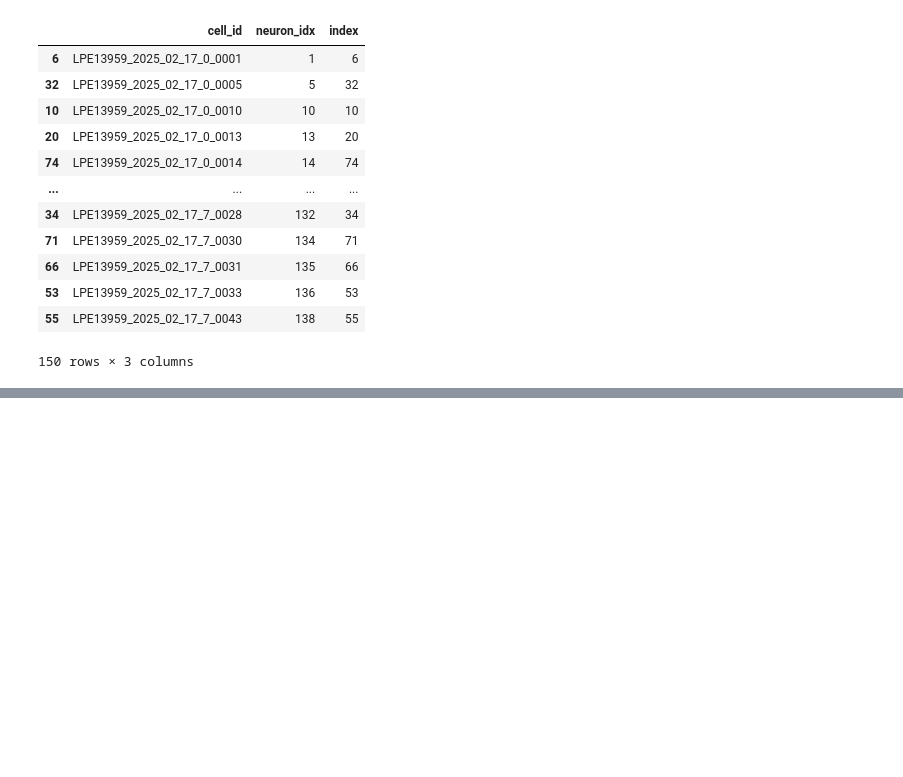
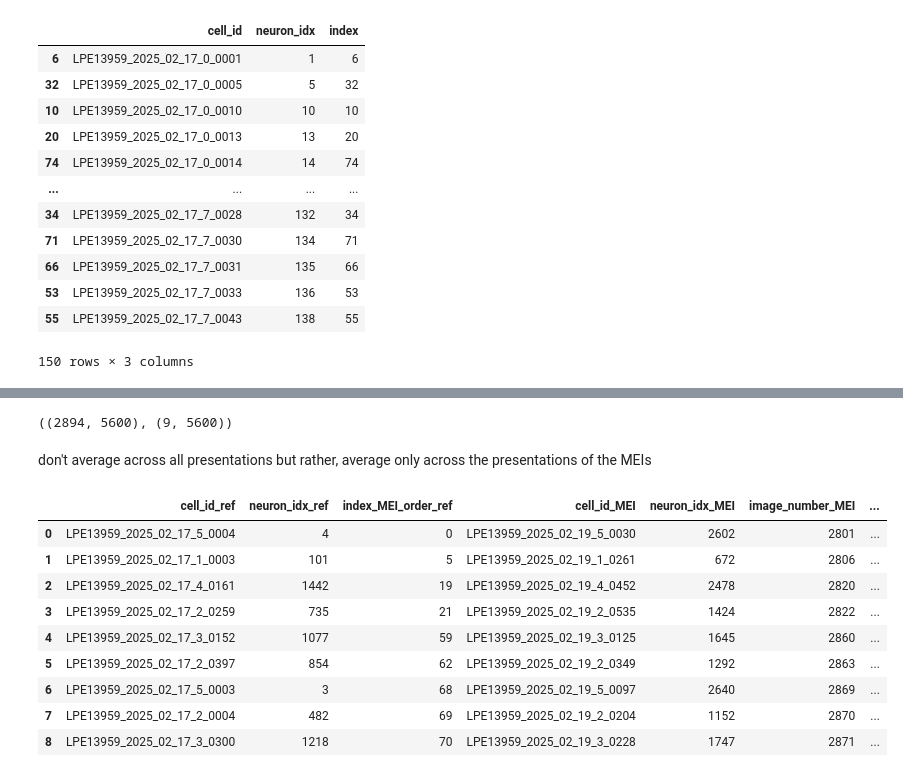
Before and after one commit to ananaphasia/Petreanu_MEI_generation, a Jupyter notebook: 05_match_MEIs.ipynb, the cells around one changed output, grey strips where cells are left out. Cells and saved outputs as stored; diff of their text form; code cells hidden in the pictures; blank space fills up the shorter version.

```diff
--- a/05_match_MEIs.ipynb
+++ b/05_match_MEIs.ipynb
@@ -147,0 +204,13 @@ MEI_cell_ids
+# %%
+validatable_MEIs = MEI_cell_ids.loc[MEI_cell_ids['cell_id'].isin(sess_ref_ids)]
+validatable_MEIs.rename({"cell_id": "cell_id_ref", "neuron_idx": "neuron_idx_ref", "index": "index_MEI_order_ref"}, axis=1, inplace=True)
+validatable_MEIs = validatable_MEIs.merge(celldata_overlapping[['cell_id', 'ref_cell_id', 'index']], how='left', left_on='cell_id_ref', right_on='ref_cell_id')
+validatable_MEIs.rename({"cell_id": "cell_id_MEI", "index": "neuron_idx_MEI"}, axis=1, inplace=True)
+validatable_MEIs.drop('ref_cell_id', axis=1, inplace=True)
+validatable_MEIs.sort_values('index_MEI_order_ref', inplace=True)
+validatable_MEIs['image_number_MEI'] = validatable_MEIs['index_MEI_order_ref'] + idx_MEIs_start
+validatable_MEIs.reset_index(inplace=True, drop=True)
+
+num_validatable_MEIs = len(validatable_MEIs)
+print(num_validatable_MEIs)
+validatable_MEIs
@@ -147,0 +229,35 @@ MEI_cell_ids
+# %%
+respmat_ref = sess_ref.respmat
+respmat_MEI = sess_MEI.respmat
+
+# TODO: figure out if normalization is correct here
+
+respmat_ref = respmat_ref / np.expand_dims(np.mean(respmat_ref, axis=1), axis=1)
+respmat_MEI = respmat_MEI / np.expand_dims(np.mean(respmat_MEI, axis=1), axis=1)
+
+respmat_MEI_trunc = respmat_MEI[validatable_MEIs['neuron_idx_MEI'].values]
+
+respmat_MEI.shape, respmat_MEI_trunc.shape
+# %% [output]
+((2894, 5600), (9, 5600))
+# %% [markdown]
+don't average across all presentations but rather, average only across the presentations of the MEIs
+# %%
+def find_mei_presentation_image_nums(row, trialdata):
+    MEI_of_interest = row['image_number_MEI']
+    indices = trialdata.loc[trialdata['ImageNumber'] == MEI_of_interest].index.to_list()
+    return indices
+
+validatable_MEIs['trial_numbers_MEI'] = validatable_MEIs.apply(lambda x: find_mei_presentation_image_nums(x, sess_MEI.trialdata), axis=1)
+validatable_MEIs
+# %% [output]
+|  | cell_id_ref | neuron_idx_ref | index_MEI_order_ref | cell_id_MEI | neuron_idx_MEI | image_number_MEI | ... |
+| 0 | LPE13959_2025_02_17_5_0004 | 4 | 0 | LPE13959_2025_02_19_5_0030 | 2602 | 2801 | ... |
+| 1 | LPE13959_2025_02_17_1_0003 | 101 | 5 | LPE13959_2025_02_19_1_0261 | 672 | 2806 | ... |
+| 2 | LPE13959_2025_02_17_4_0161 | 1442 | 19 | LPE13959_2025_02_19_4_0452 | 2478 | 2820 | ... |
+| 3 | LPE13959_2025_02_17_2_0259 | 735 | 21 | LPE13959_2025_02_19_2_0535 | 1424 | 2822 | ... |
+| 4 | LPE13959_2025_02_17_3_0152 | 1077 | 59 | LPE13959_2025_02_19_3_0125 | 1645 | 2860 | ... |
+| 5 | LPE13959_2025_02_17_2_0397 | 854 | 62 | LPE13959_2025_02_19_2_0349 | 1292 | 2863 | ... |
+| 6 | LPE13959_2025_02_17_5_0003 | 3 | 68 | LPE13959_2025_02_19_5_0097 | 2640 | 2869 | ... |
+| 7 | LPE13959_2025_02_17_2_0004 | 482 | 69 | LPE13959_2025_02_19_2_0204 | 1152 | 2870 | ... |
+| 8 | LPE13959_2025_02_17_3_0300 | 1218 | 70 | LPE13959_2025_02_19_3_0228 | 1747 | 2871 | ... |
```
Also changed, not shown: parts of 16 cells of this notebook.
